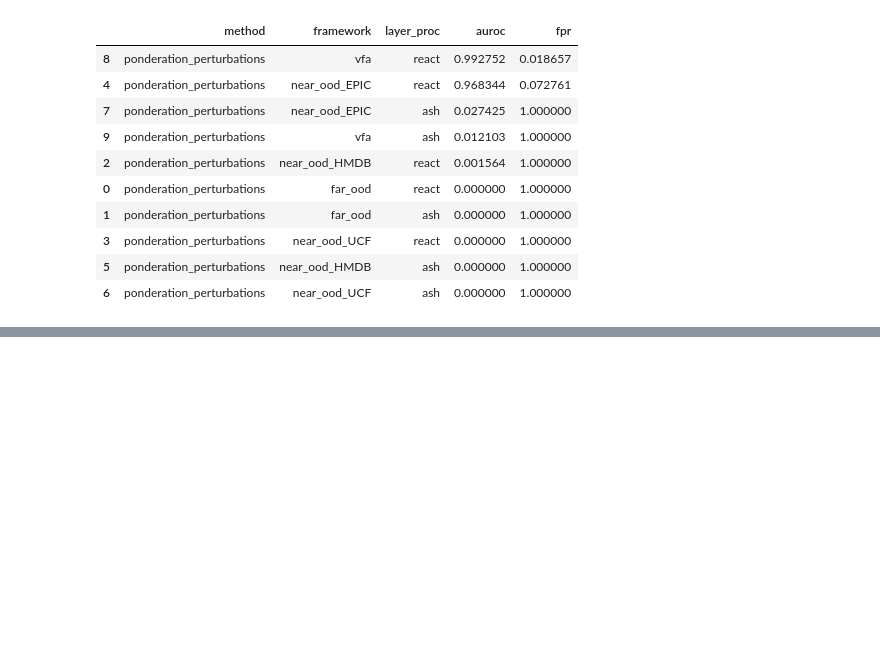
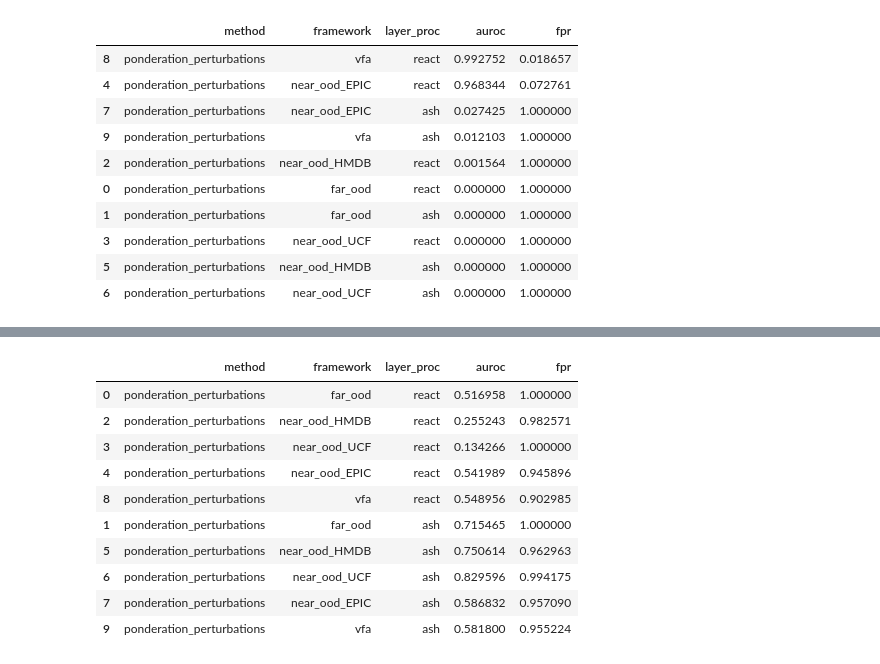
Before and after one commit to MaoucheMounir/MultiOOD, a Jupyter notebook: _lambda_perturbations/visu_perturbations.ipynb, the cells around one changed output, grey strips where cells are left out. Saved outputs shown, nothing was run; the diff lists cells and outputs as text; code cells hidden in the pictures; blank space fills up the shorter version.

```diff
--- a/_lambda_perturbations/visu_perturbations.ipynb
+++ b/_lambda_perturbations/visu_perturbations.ipynb
@@ -248,0 +151,15 @@ plt.show()
+# %%
+df = pd.read_csv("resultats_delta_msp_sans_abs.csv")
+df.sort_values(by="layer_proc", ascending=False)
+# %% [output]
+|  | method | framework | layer_proc | auroc | fpr |
+| 0 | ponderation_perturbations | far_ood | react | 0.516958 | 1.000000 |
+| 2 | ponderation_perturbations | near_ood_HMDB | react | 0.255243 | 0.982571 |
+| 3 | ponderation_perturbations | near_ood_UCF | react | 0.134266 | 1.000000 |
+| 4 | ponderation_perturbations | near_ood_EPIC | react | 0.541989 | 0.945896 |
+| 8 | ponderation_perturbations | vfa | react | 0.548956 | 0.902985 |
+| 1 | ponderation_perturbations | far_ood | ash | 0.715465 | 1.000000 |
+| 5 | ponderation_perturbations | near_ood_HMDB | ash | 0.750614 | 0.962963 |
+| 6 | ponderation_perturbations | near_ood_UCF | ash | 0.829596 | 0.994175 |
+| 7 | ponderation_perturbations | near_ood_EPIC | ash | 0.586832 | 0.957090 |
+| 9 | ponderation_perturbations | vfa | ash | 0.581800 | 0.955224 |
```
Also changed, not shown: parts of 11 cells of this notebook, 43 other files.
